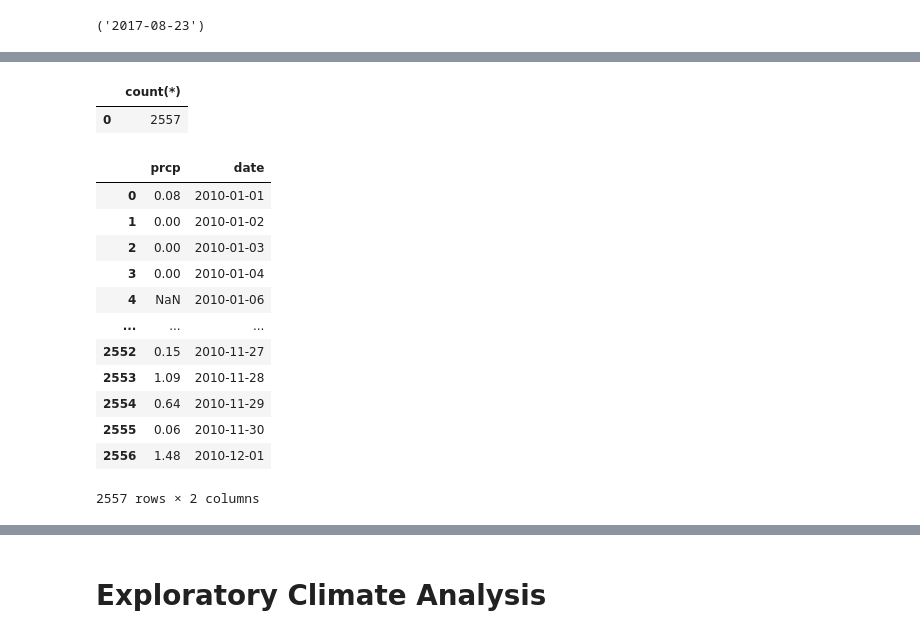
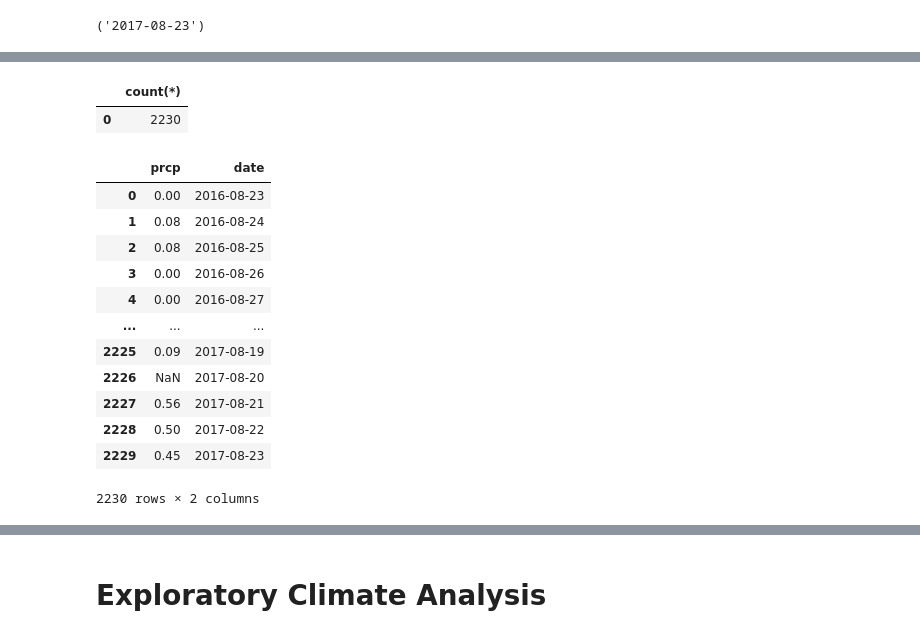
Before and after one commit to luciernaguz/sqlalchemy, a Jupyter notebook: climate_starter.ipynb, the cells around one changed output, grey strips where cells are left out. Cells and saved outputs as stored; diff of their text form; code cells hidden in the pictures.

```diff
--- a/climate_starter.ipynb
+++ b/climate_starter.ipynb
@@ -150,23 +166,23 @@ last_date
 # %%
-pd.read_sql('select count(*) from measurement where date between "2010-01-01" and "2010-12-01"',engine)
+pd.read_sql('select count(*) from measurement where date between "2016-08-23" and "2017-08-231"',engine)
 # %% [output]
 |  | count(*) |
-| 0 | 2557 |
+| 0 | 2230 |
 # %%
-pd.read_sql('select prcp,date from measurement where date between "2010-01-01" and "2010-12-01"',engine)
+pd.read_sql('select prcp,date from measurement where date between "2016-08-23" and "2017-08-23"',engine)
 # %% [output]
 |  | prcp | date |
-| 0 | 0.08 | 2010-01-01 |
-| 1 | 0.00 | 2010-01-02 |
-| 2 | 0.00 | 2010-01-03 |
-| 3 | 0.00 | 2010-01-04 |
-| 4 | NaN | 2010-01-06 |
+| 0 | 0.00 | 2016-08-23 |
+| 1 | 0.08 | 2016-08-24 |
+| 2 | 0.08 | 2016-08-25 |
+| 3 | 0.00 | 2016-08-26 |
+| 4 | 0.00 | 2016-08-27 |
 | ... | ... | ... |
-| 2552 | 0.15 | 2010-11-27 |
-| 2553 | 1.09 | 2010-11-28 |
-| 2554 | 0.64 | 2010-11-29 |
-| 2555 | 0.06 | 2010-11-30 |
-| 2556 | 1.48 | 2010-12-01 |
+| 2225 | 0.09 | 2017-08-19 |
+| 2226 | NaN | 2017-08-20 |
+| 2227 | 0.56 | 2017-08-21 |
+| 2228 | 0.50 | 2017-08-22 |
+| 2229 | 0.45 | 2017-08-23 |
-2557 rows × 2 columns
+2230 rows × 2 columns
 # %%
 c=session.query(a).order_by(a.id.desc()).limit(2)
```
Also changed, not shown: parts of 5 cells of this notebook.
